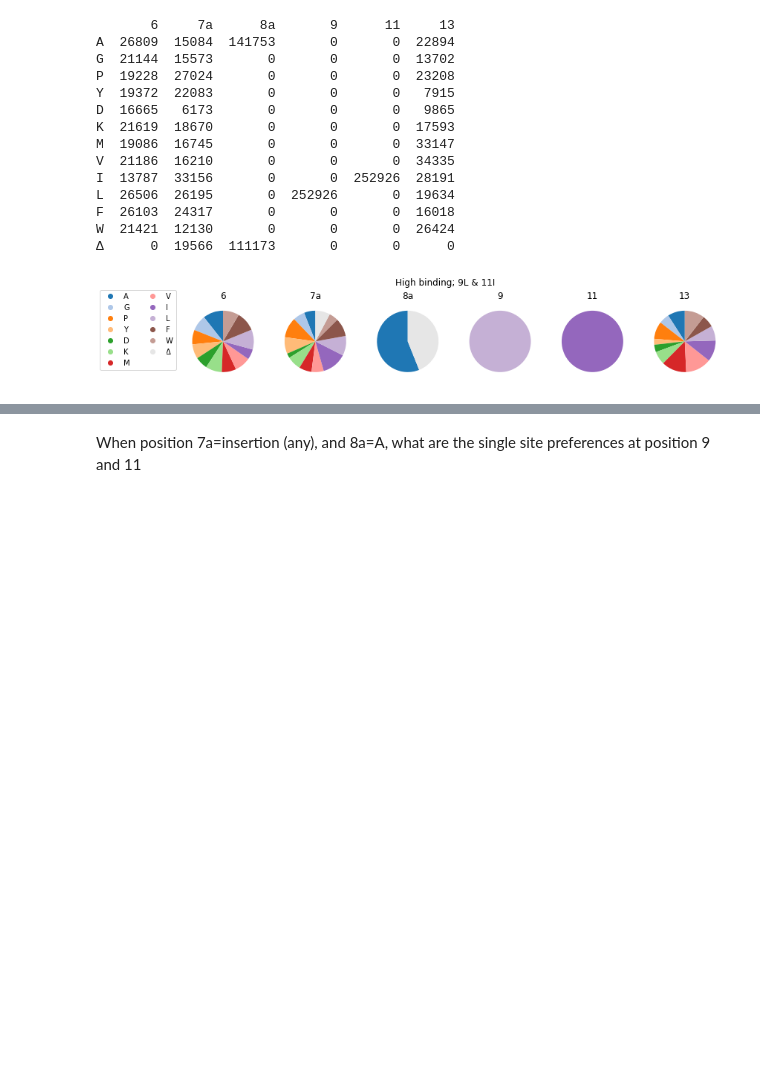
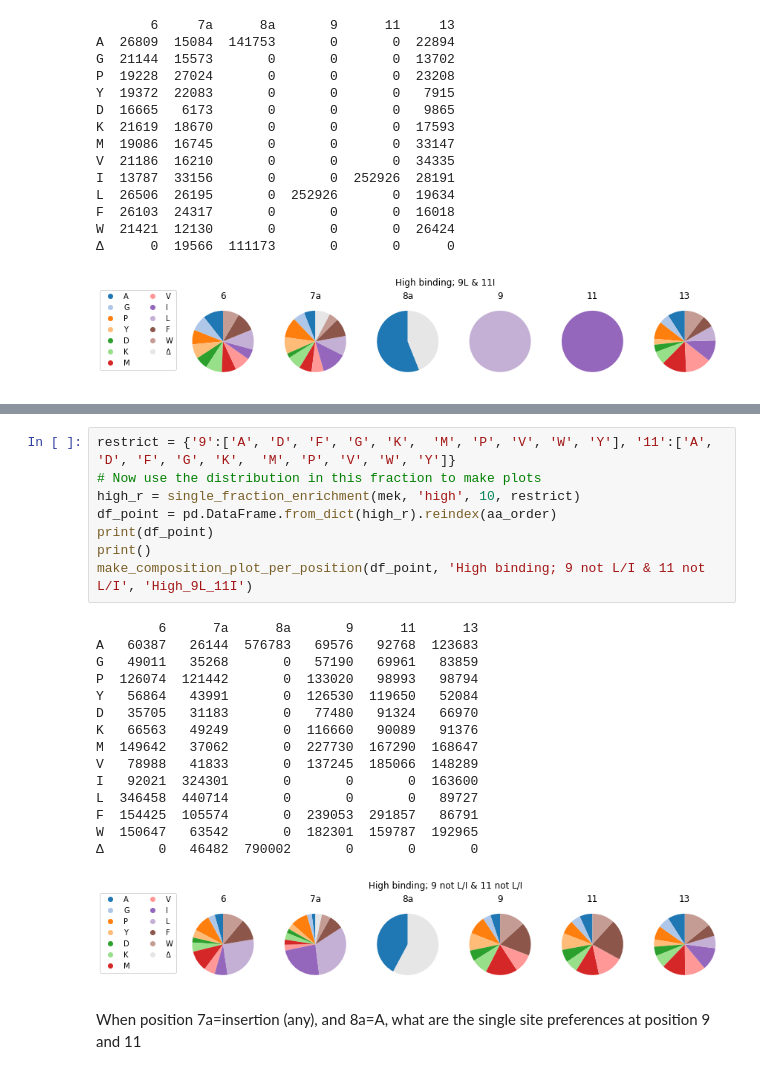
Before and after one commit to MayaPetek/InDelScanner, a Jupyter notebook: Results_Remkes/Kinase_statistics.ipynb, the cells around one changed output, grey strips where cells are left out. Drawn from its saved outputs; the diff is of its cells as text; blank space fills up the shorter version.

```diff
--- a/Results_Remkes/Kinase_statistics.ipynb
+++ b/Results_Remkes/Kinase_statistics.ipynb
@@ -521,3 +543,27 @@ W  21421  12130       0       0       0  26424
+# %%
+restrict = {'9':['A', 'D', 'F', 'G', 'K',  'M', 'P', 'V', 'W', 'Y'], '11':['A', 'D', 'F', 'G', 'K',  'M', 'P', 'V', 'W', 'Y']}
+# Now use the distribution in this fraction to make plots
+high_r = single_fraction_enrichment(mek, 'high', 10, restrict)
+df_point = pd.DataFrame.from_dict(high_r).reindex(aa_order)
+print(df_point)
+print()
+make_composition_plot_per_position(df_point, 'High binding; 9 not L/I & 11 not L/I', 'High_9L_11I')
+# %% [output]
+        6      7a      8a       9      11      13
+A   60387   26144  576783   69576   92768  123683
+G   49011   35268       0   57190   69961   83859
+P  126074  121442       0  133020   98993   98794
+Y   56864   43991       0  126530  119650   52084
+D   35705   31183       0   77480   91324   66970
+K   66563   49249       0  116660   90089   91376
+M  149642   37062       0  227730  167290  168647
+V   78988   41833       0  137245  185066  148289
+I   92021  324301       0       0       0  163600
+L  346458  440714       0       0       0   89727
+F  154425  105574       0  239053  291857   86791
+W  150647   63542       0  182301  159787  192965
+Δ       0   46482  790002       0       0       0
+[figure, added]
 # %% [markdown]
 When position 7a=insertion (any), and 8a=A, what are the single site
 preferences at position 9 and 11
```
Also changed, not shown: parts of 19 cells of this notebook, 1 other file.
